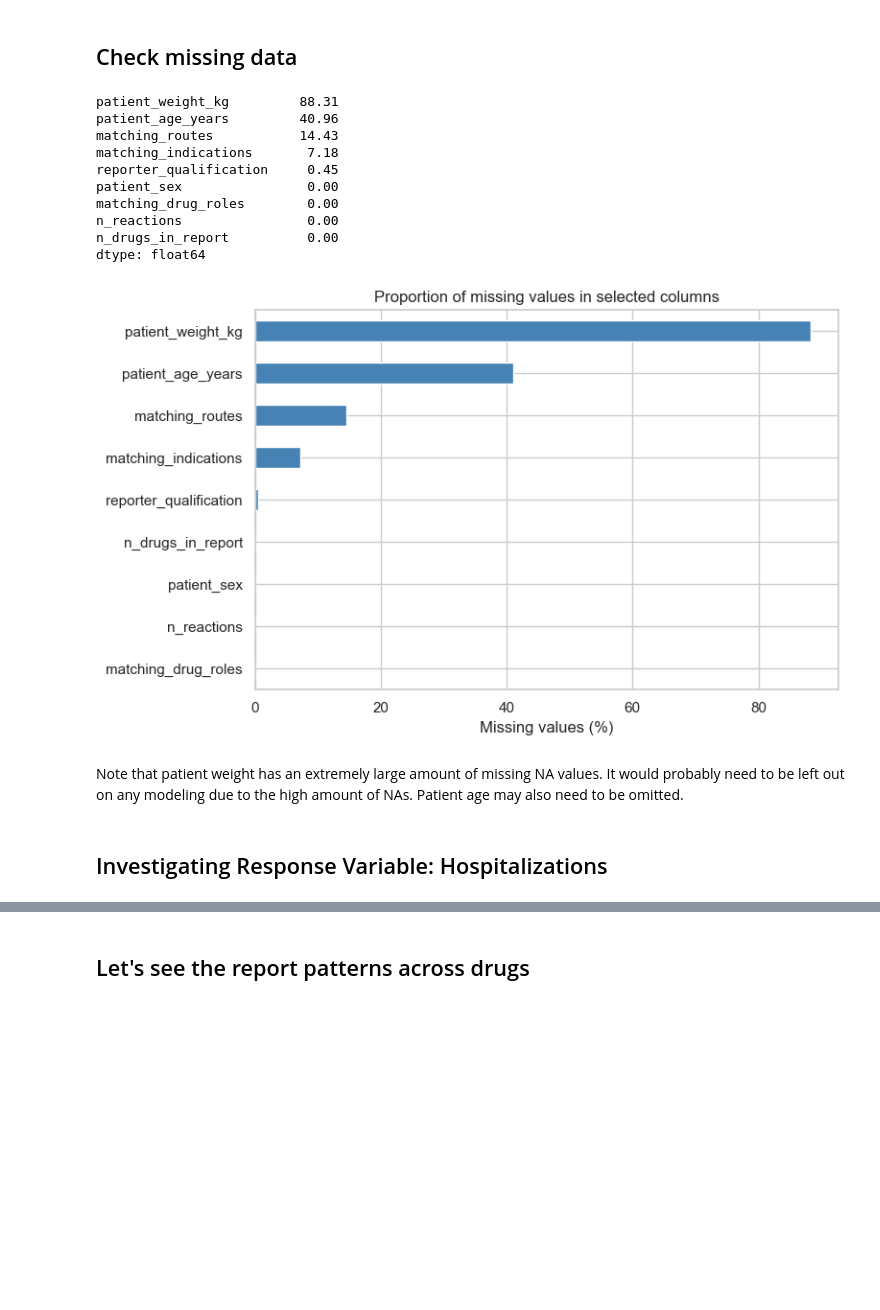
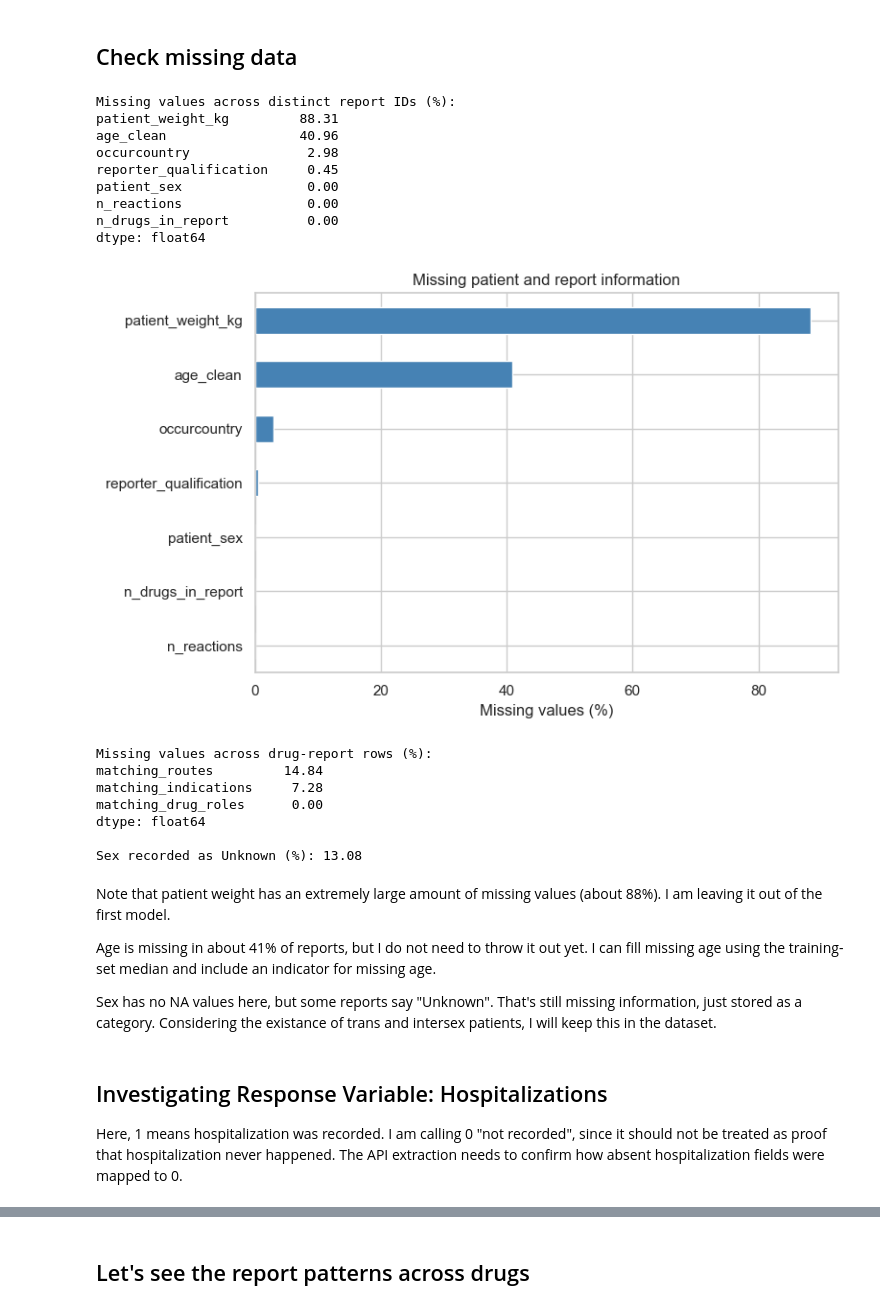
Before and after one commit to SavannaCabrera8796/DS5003_Group_5_Project, a Jupyter notebook: Group 5 Class Project Code.ipynb, the cells around one changed output, grey strips where cells are left out. Saved outputs shown, nothing was run; the diff lists cells and outputs as text; code cells hidden in the pictures; blank space fills up the shorter version.

Commit message:
Update data cleanup, EDA, and baseline model setup

```diff
--- a/Group 5 Class Project Code.ipynb
+++ b/Group 5 Class Project Code.ipynb
@@ -58,20 +167,0 @@ dtype: object
-# %%
-df["receivedate"] = pd.to_datetime(df["receivedate"].astype(str), format="%Y%m%d", errors="coerce")
-df["receiptdate"] = pd.to_datetime(df["receiptdate"].astype(str), format="%Y%m%d", errors="coerce")
-df["report_year"] = df["receivedate"].dt.year
-df["age_clean"] = df["patient_age_years"].where(df["patient_age_years"].between(0, 120))
-# Keep the latest available version, then preserve every ingredient match.
-latest = df[df.safetyreportversion.eq(df.groupby("safetyreportid").safetyreportversion.transform("max"))].copy()
-scalar_fields = ["receivedate", "receiptdate", "hospitalized", "patient_age_years", "patient_sex", "n_drugs_in_report", "n_reactions"]
-assert not latest.groupby("safetyreportid")[scalar_fields].nunique(dropna=False).gt(1).any().any(), "Conflicting report-level fields require review."
-reports = latest.drop_duplicates("safetyreportid").set_index("safetyreportid").copy()
-def combine_tokens(values):
-    return " | ".join(sorted({token.strip() for value in values.dropna() for token in str(value).split("|") if token.strip()})) or np.nan
-for col in ["ingredient_query", "matching_medicinal_products", "matching_indications", "matching_routes", "matching_drug_roles", "reaction_terms"]:
-    reports[col] = latest.groupby("safetyreportid")[col].agg(combine_tokens)
-reports = reports.reset_index()
-print("Drug-report rows:", len(df))
-print("Distinct report IDs:", len(reports))
-print("Additional ingredient-match rows:", len(df) - len(reports))
-print("Duplicate drug/report pairs:", df.duplicated(["ingredient_query", "safetyreportid"]).sum())
-print("Reports updated after 2025:", reports.receiptdate.gt(pd.Timestamp("2025-12-31")).sum())
@@ -83,50 +191,64 @@ Duplicate drug/report pairs: 0
 # %% [markdown]
 ## Check missing data
 # %%
+#Use reports for patient/report fields so each report is counted once
 columns_to_check = [
-    "patient_age_years",
-    "patient_sex",
-    "patient_weight_kg",
-    "reporter_qualification",
-    "matching_indications",
-    "matching_routes",
-    "matching_drug_roles",
-    "n_reactions",
-    "n_drugs_in_report"
+    "age_clean", "patient_sex", "patient_weight_kg",
+    "reporter_qualification", "occurcountry", "n_reactions", "n_drugs_in_report"
 ]
 
 missing = (
-    reports[columns_to_check]
-    .isna()
-    .mean()
-    .mul(100)
-    .sort_values(ascending=False)
+    reports[columns_to_check].isna().mean().mul(100).sort_values(ascending=False)
 )
-
+print("Missing values across distinct report IDs (%):")
 print(missing.round(2))
 
 plt.figure(figsize=(8, 5))
 missing.sort_values().plot(kind="barh", color="steelblue")
 plt.xlabel("Missing values (%)")
-plt.title("Proportion of missing values in selected columns")
+plt.title("Missing patient and report information")
 plt.tight_layout()
 plt.show()
+
+#Drug-specific fields stay in latest_rows; these have a different denominator
+drug_missing = (
+    latest_rows[["matching_indications", "matching_routes", "matching_drug_roles"]]
+    .isna().mean().mul(100).sort_values(ascending=False)
+)
+print("\nMissing values across drug-report rows (%):")
+print(drug_missing.round(2))
+
+#Unknown is already a category here, so isna() does not count it
+print("\nSex recorded as Unknown (%):",
+      round(reports["patient_sex"].eq("Unknown").mean() * 100, 2))
 # %% [output]
+Missing values across distinct report IDs (%):
 patient_weight_kg         88.31
-patient_age_years         40.96
-matching_routes           14.43
-matching_indications       7.18
+age_clean                 40.96
+occurcountry               2.98
 reporter_qualification     0.45
 patient_sex                0.00
-matching_drug_roles        0.00
 n_reactions                0.00
 n_drugs_in_report          0.00
 dtype: float64
-[figure, old version]
+[figure, new version]
+Missing values across drug-report rows (%):
+matching_routes         14.84
+matching_indications     7.28
+matching_drug_roles      0.00
+dtype: float64
+
+Sex recorded as Unknown (%): 13.08
 # %% [markdown]
-Note that patient weight has an extremely large amount of missing NA values. It would probably need to be left out on any modeling due to the high amount of NAs. Patient age may also need to be omitted.
+Note that patient weight has an extremely large amount of missing values (about 88%). I am leaving it out of the first model.
+
+Age is missing in about 41% of reports, but I do not need to throw it out yet. I can fill missing age using the training-set median and include an indicator for missing age.
+
+Sex has no NA values here, but some reports say "Unknown". That's still missing information, just stored as a category. Considering the existance of trans and intersex patients, I will keep this in the dataset.
 # %% [markdown]
 ## Investigating Response Variable: Hospitalizations
+
+Here, 1 means hospitalization was recorded. I am calling 0 "not recorded", since it should not be treated as proof that hospitalization never happened. The API extraction needs to confirm how absent hospitalization fields were mapped to 0.
 # %%
 target_counts = reports["hospitalized"].value_counts().sort_index()
 target_pct = reports["hospitalized"].value_counts(normalize=True).sort_index() * 100
```
Also changed, not shown: parts of 35 cells of this notebook.
